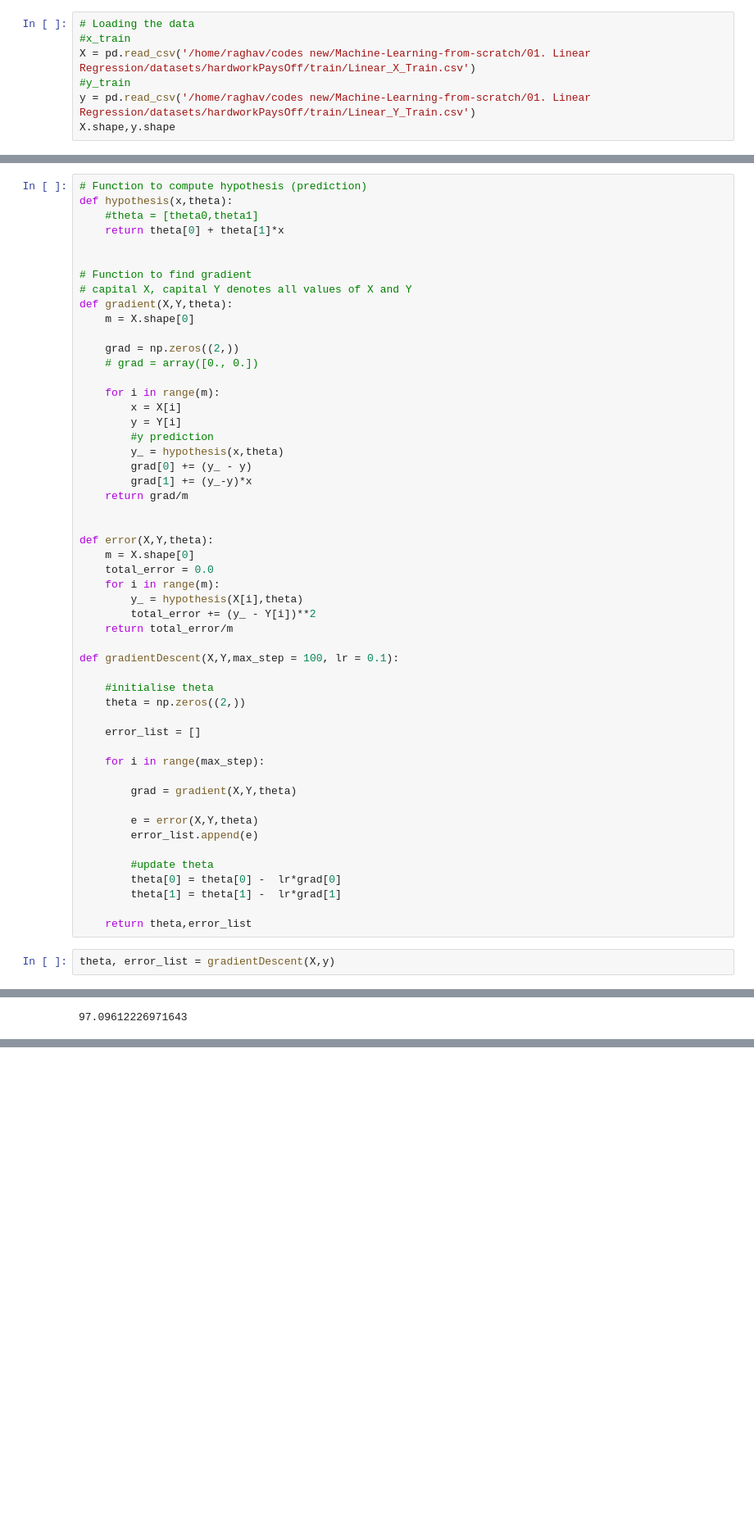
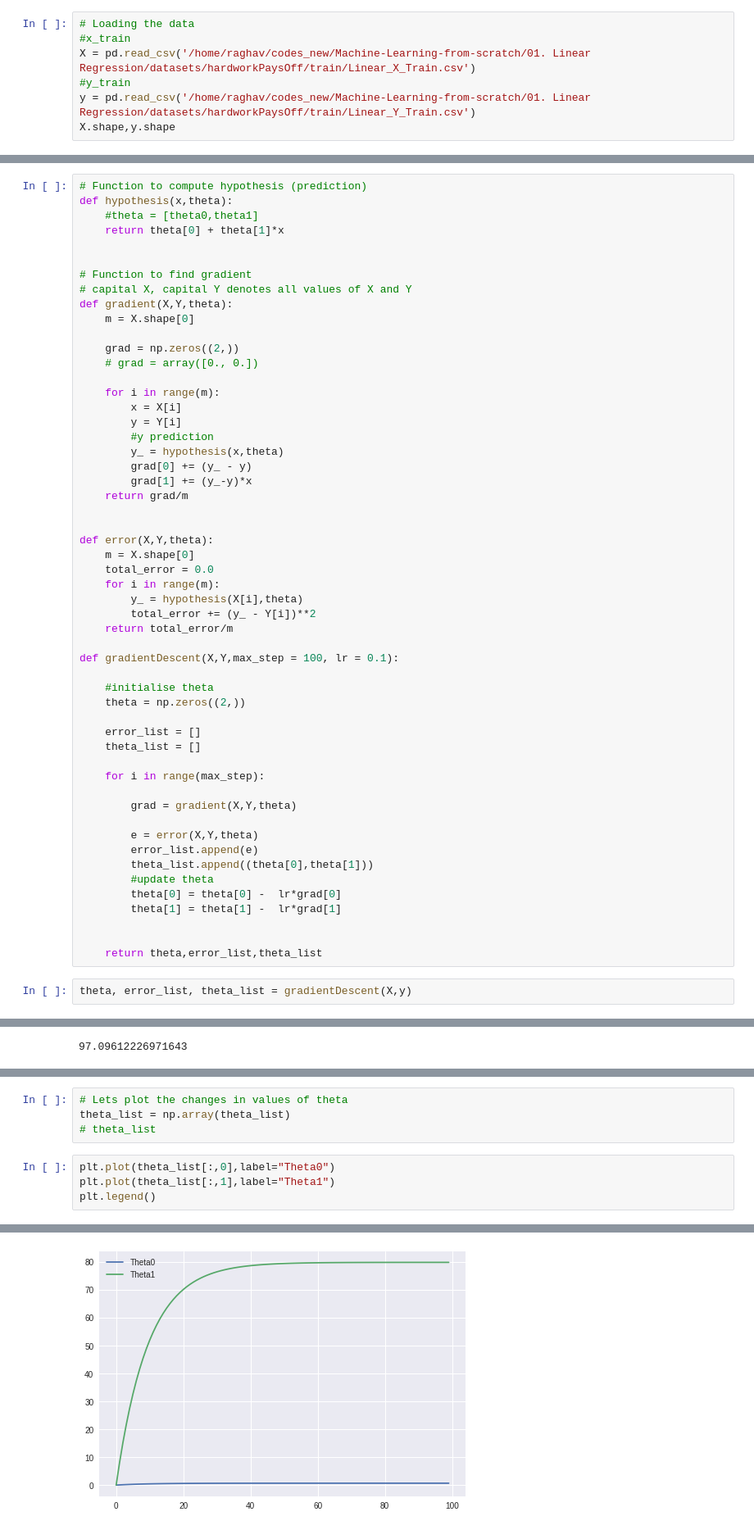
Before and after one commit to imraghavagr/Machine-Learning-from-scratch, a Jupyter notebook: 01. Linear Regression/03. example1.ipynb, the cells around one changed output, grey strips where cells are left out. Shown at 82% size. Saved outputs shown, nothing was run; the diff lists cells and outputs as text; blank space fills up the shorter version.

```diff
--- a/01. Linear Regression/03. example1.ipynb
+++ b/01. Linear Regression/03. example1.ipynb
@@ -7,9 +7,9 @@ import pandas as pd
 # %%
 # Loading the data
 #x_train
-X = pd.read_csv('/home/raghav/codes new/Machine-Learning-from-scratch/01. Linear Regression/datasets/hardworkPaysOff/train/Linear_X_Train.csv')
+X = pd.read_csv('/home/raghav/codes_new/Machine-Learning-from-scratch/01. Linear Regression/datasets/hardworkPaysOff/train/Linear_X_Train.csv')
 #y_train
-y = pd.read_csv('/home/raghav/codes new/Machine-Learning-from-scratch/01. Linear Regression/datasets/hardworkPaysOff/train/Linear_Y_Train.csv')
+y = pd.read_csv('/home/raghav/codes_new/Machine-Learning-from-scratch/01. Linear Regression/datasets/hardworkPaysOff/train/Linear_Y_Train.csv')
 X.shape,y.shape
 # %% [output]
 ((3750, 1), (3750, 1))
@@ -91,6 +91,7 @@ def gradientDescent(X,Y,max_step = 100, lr = 0.1):
     theta = np.zeros((2,))
 
     error_list = []
+    theta_list = []
 
     for i in range(max_step):
 
@@ -98,11 +99,12 @@ def gradientDescent(X,Y,max_step = 100, lr = 0.1):
 
         e = error(X,Y,theta)
         error_list.append(e)
-
+        theta_list.append((theta[0],theta[1]))
         #update theta
         theta[0] = theta[0] -  lr*grad[0]
         theta[1] = theta[1] -  lr*grad[1]
 
-    return theta,error_list
+
+    return theta,error_list,theta_list
 # %%
-theta, error_list = gradientDescent(X,y)
+theta, error_list, theta_list = gradientDescent(X,y)
@@ -191,0 +230,9 @@ r2_score(y,y_)
+# %%
+# Lets plot the changes in values of theta
+theta_list = np.array(theta_list)
+# theta_list
+# %%
+plt.plot(theta_list[:,0],label="Theta0")
+plt.plot(theta_list[:,1],label="Theta1")
+plt.legend()
+# %% [output]
@@ -191,0 +240 @@ r2_score(y,y_)
+[figure, added]
```
Also changed, not shown: parts of 13 cells of this notebook.
